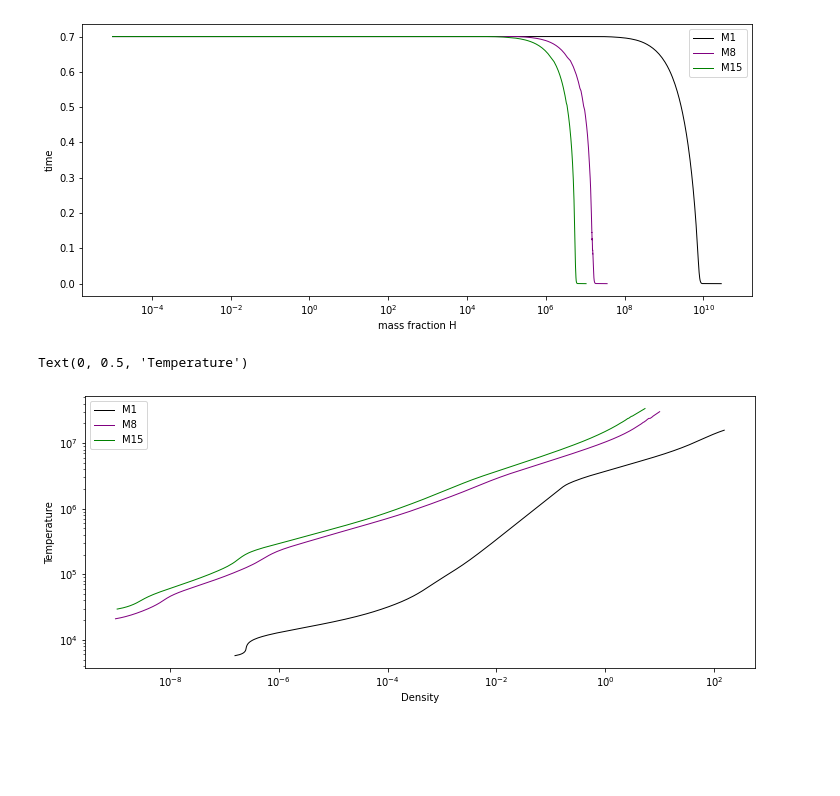
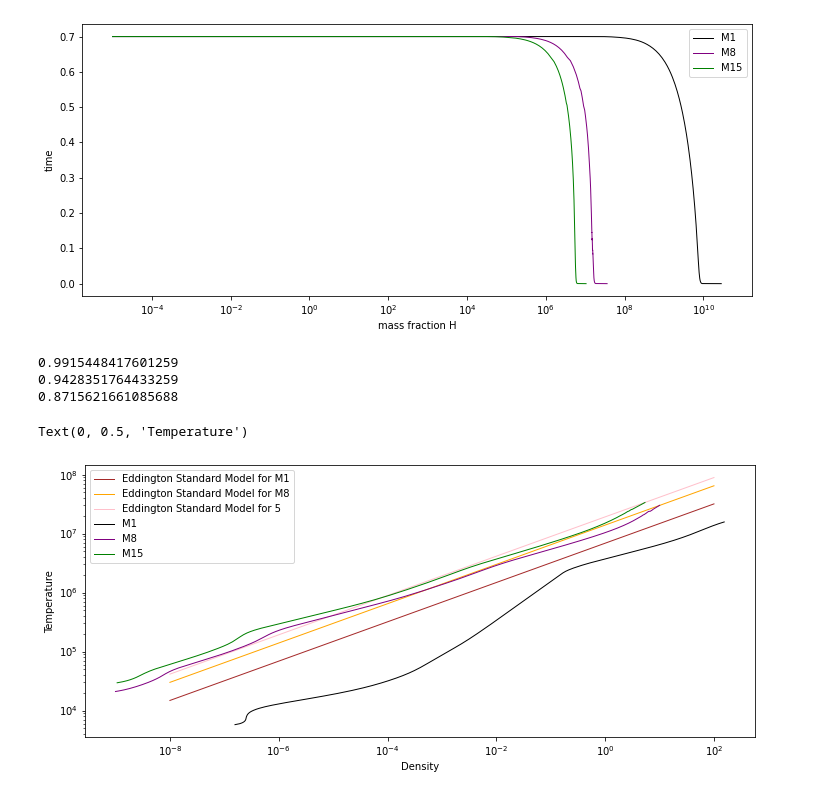
Before and after one commit to SudatKhan/ast341_hw, a Jupyter notebook: ast_hw6.ipynb, the cells around one changed output. Cells and saved outputs as stored; diff of their text form; code cells hidden in the pictures; blank space fills up the shorter version.

```diff
--- a/ast_hw6.ipynb
+++ b/ast_hw6.ipynb
@@ -104,17 +104,39 @@ temp_8 = data5[:,3]
 data6 = np.loadtxt('M15.0_profile_H_simple.out')
 rho_15 = data6[:,2]
 temp_15 = data6[:,3]
-# %%
-fig = plt.figure(figsize=(12,5))
-
-plt.plot(rho, temp, lw=1, c='black', label = 'M1')
-plt.plot(rho_8, temp_8, lw=1, c='purple', label='M8' )
-plt.plot(rho_15, temp_15, lw=1, c='green', label= 'M15')
-plt.legend()
-plt.xscale('log')
-plt.yscale('log')
-plt.xlabel('Density')
-plt.ylabel('Temperature')
-# %% [output]
-Text(0, 0.5, 'Temperature')
-[figure, removed]
+# %%
+beta = (N_a * kB * data4[0,2] * data4[0,3]) / (data4[0,5] * data4[0,4])
+print(beta)
+beta_8 = (N_a * kB * data5[0,2] * data5[0,3]) / (data5[0,5] * data5[0,4])
+print(beta_8)
+beta_15 = (N_a * kB * data6[0,2] * data6[0,3]) / (data6[0,5] * data6[0,4])
+print(beta_15)
+# %% [output]
+0.9915448417601259
+0.9428351764433259
+0.8715621661085688
+# %%
+fig = plt.figure(figsize=(12,5))
+
+def T1(rho1):
+    return ((3 * N_a * kB * (1 - beta)) / (((4 * sigma) / (3*10**10)) * data4[0,5] * beta))**(1/3) * (rho1)**(1/3)
+def T2(rho1):
+    return ((3 * N_a * kB * (1 - beta_8)) / (((4 * sigma) / (3*10**10)) * data5[0,5] * beta_8))**(1/3) * (rho1)**(1/3)
+def T3(rho1):
+    return ((3 * N_a * kB * (1 - beta_15)) / (((4 * sigma) / (3*10**10)) * data6[0,5] * beta_15))**(1/3) * (rho1)**(1/3)
+rho1 = np.linspace(10**(-8), 10**2, 1000)
+plt.plot(rho1, T1(rho1), lw=1.0, c='brown', label= 'Eddington Standard Model for M1')
+plt.plot(rho1, T2(rho1), lw=1.0, c='orange', label= 'Eddington Standard Model for M8')
+plt.plot(rho1, T3(rho1), lw=1.0, c='pink', label= 'Eddington Standard Model for 5')
+
+plt.plot(rho, temp, lw=1, c='black', label = 'M1')
+plt.plot(rho_8, temp_8, lw=1, c='purple', label='M8' )
+plt.plot(rho_15, temp_15, lw=1, c='green', label= 'M15')
+plt.legend()
+plt.xscale('log')
+plt.yscale('log')
+plt.xlabel('Density')
+plt.ylabel('Temperature')
+# %% [output]
+Text(0, 0.5, 'Temperature')
+[figure, added]
```
